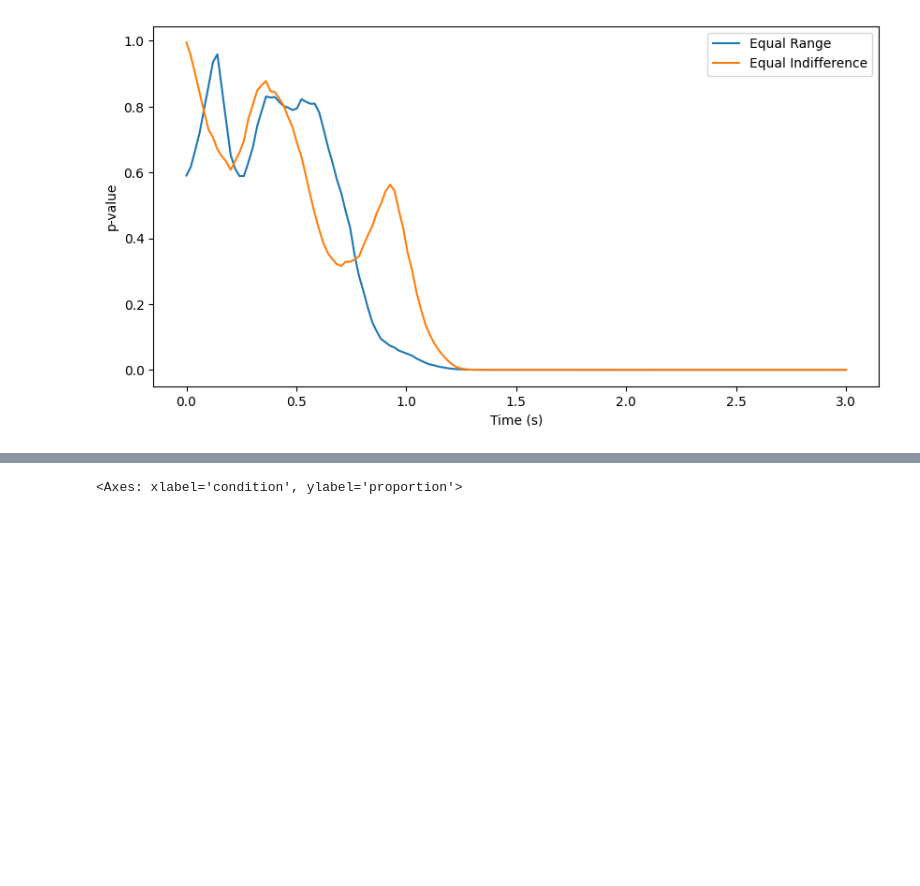
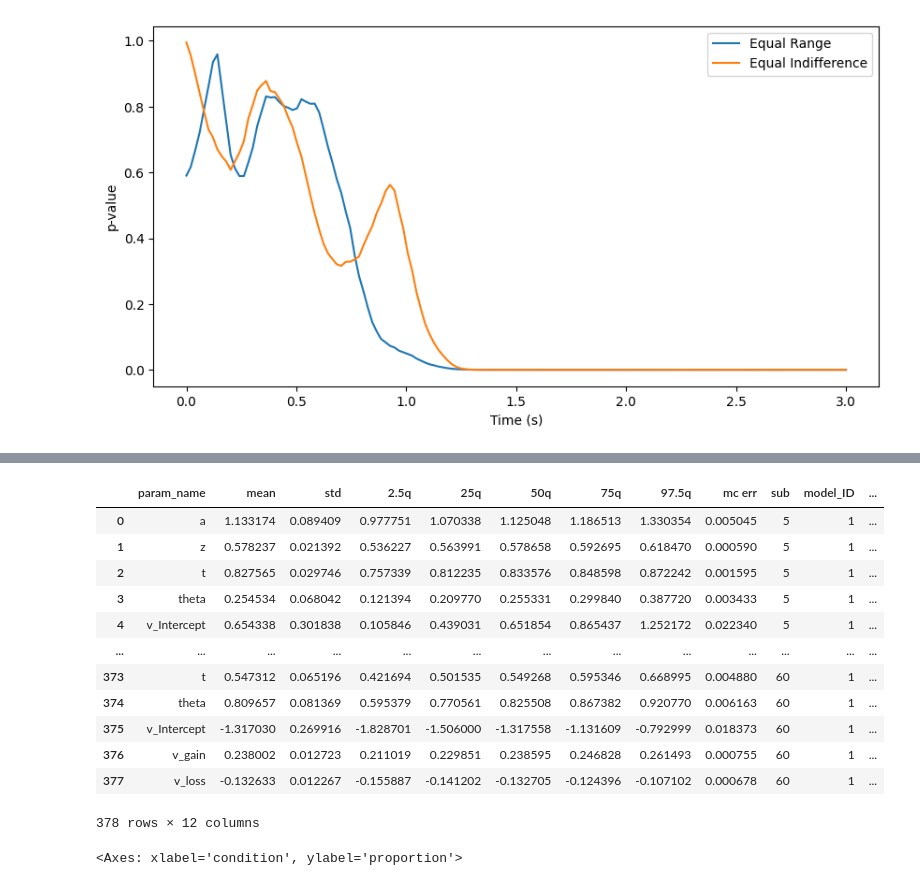
Before and after one commit to GusStgoReyes/riskyneuroarousal, a Jupyter notebook: notebooks/exploratory/4-pupil_response.ipynb, the cells around one changed output, grey strips where cells are left out. Cells and saved outputs as stored; diff of their text form; code cells hidden in the pictures; blank space fills up the shorter version.

```diff
--- a/notebooks/exploratory/4-pupil_response.ipynb
+++ b/notebooks/exploratory/4-pupil_response.ipynb
@@ -209,3 +365,19 @@ sns.barplot(data=pupil_trial_response, x='condition', y='ps_preprocessed', hue='
+# %%
+all_params_fit
+# %% [output]
+|  | param_name | mean | std | 2.5q | 25q | 50q | 75q | 97.5q | mc err | sub | model_ID | ... |
+| 0 | a | 1.133174 | 0.089409 | 0.977751 | 1.070338 | 1.125048 | 1.186513 | 1.330354 | 0.005045 | 5 | 1 | ... |
+| 1 | z | 0.578237 | 0.021392 | 0.536227 | 0.563991 | 0.578658 | 0.592695 | 0.618470 | 0.000590 | 5 | 1 | ... |
+| 2 | t | 0.827565 | 0.029746 | 0.757339 | 0.812235 | 0.833576 | 0.848598 | 0.872242 | 0.001595 | 5 | 1 | ... |
+| 3 | theta | 0.254534 | 0.068042 | 0.121394 | 0.209770 | 0.255331 | 0.299840 | 0.387720 | 0.003433 | 5 | 1 | ... |
+| 4 | v_Intercept | 0.654338 | 0.301838 | 0.105846 | 0.439031 | 0.651854 | 0.865437 | 1.252172 | 0.022340 | 5 | 1 | ... |
+| ... | ... | ... | ... | ... | ... | ... | ... | ... | ... | ... | ... | ... |
+| 373 | t | 0.547312 | 0.065196 | 0.421694 | 0.501535 | 0.549268 | 0.595346 | 0.668995 | 0.004880 | 60 | 1 | ... |
+| 374 | theta | 0.809657 | 0.081369 | 0.595379 | 0.770561 | 0.825508 | 0.867382 | 0.920770 | 0.006163 | 60 | 1 | ... |
+| 375 | v_Intercept | -1.317030 | 0.269916 | -1.828701 | -1.506000 | -1.317558 | -1.131609 | -0.792999 | 0.018373 | 60 | 1 | ... |
+| 376 | v_gain | 0.238002 | 0.012723 | 0.211019 | 0.229851 | 0.238595 | 0.246828 | 0.261493 | 0.000755 | 60 | 1 | ... |
+| 377 | v_loss | -0.132633 | 0.012267 | -0.155887 | -0.141202 | -0.132705 | -0.124396 | -0.107102 | 0.000678 | 60 | 1 | ... |
+378 rows × 12 columns
 # %%
 # percentage of total for each response_int
 d = pupil_trial_response.groupby(["sub", "condition"])["accept"].value_counts(normalize=True).rename('proportion').reset_index()
```
Also changed, not shown: parts of 21 cells of this notebook, 7 other files.
